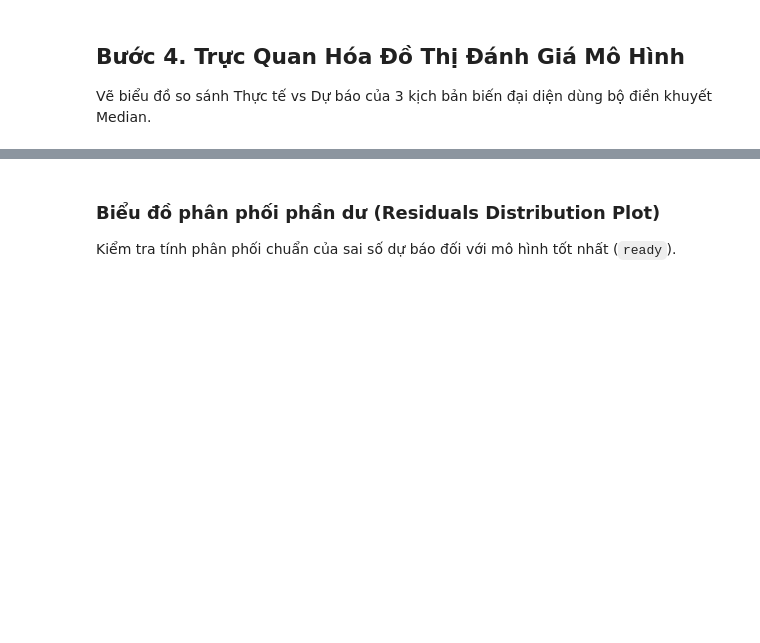
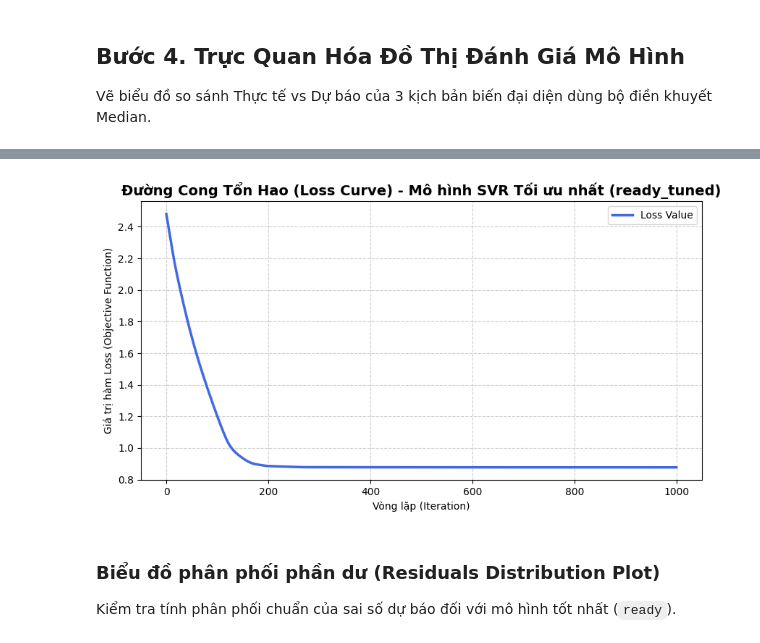
Before and after one commit to lacthui06/Lab-ML, a Jupyter notebook: lab2/modeling/modeling.ipynb, the cells around one changed output, grey strips where cells are left out. Cells and saved outputs as stored; diff of their text form; code cells hidden in the pictures; blank space fills up the shorter version.

```diff
--- a/lab2/modeling/modeling.ipynb
+++ b/lab2/modeling/modeling.ipynb
@@ -199,3 +205,17 @@ plt.show()
+# %%
+# Vẽ biểu đồ đường cong tổn hao (Loss Curve) trong quá trình huấn luyện
+import matplotlib.pyplot as plt
+
+plt.figure(figsize=(10, 5))
+plt.plot(best_models['ready'].loss_history, color='royalblue', lw=2.5, label='Loss Value')
+plt.title('Đường Cong Tổn Hao (Loss Curve) - Mô hình SVR Tối ưu nhất (ready_tuned)', fontsize=14, fontweight='bold')
+plt.xlabel('Vòng lặp (Iteration)')
+plt.ylabel('Giá trị hàm Loss (Objective Function)')
+plt.grid(True, linestyle='--', alpha=0.6)
+plt.legend(loc='upper right')
+plt.show()
+# %% [output]
+[figure, added]
 # %% [markdown]
 ### Biểu đồ phân phối phần dư (Residuals Distribution Plot)
 
```
Also changed, not shown: parts of 6 cells of this notebook, 3 other files.
